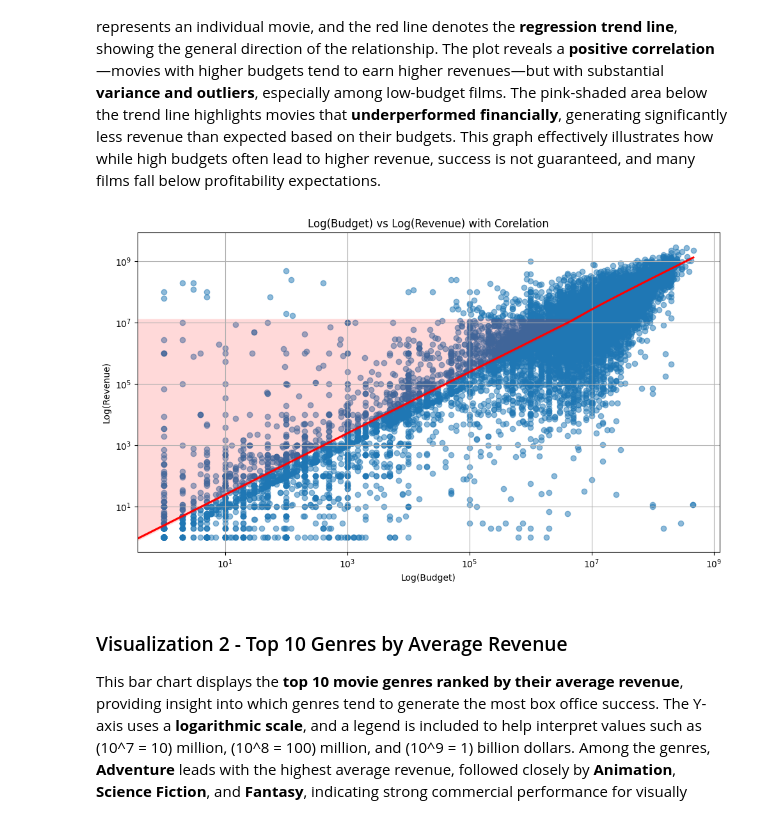
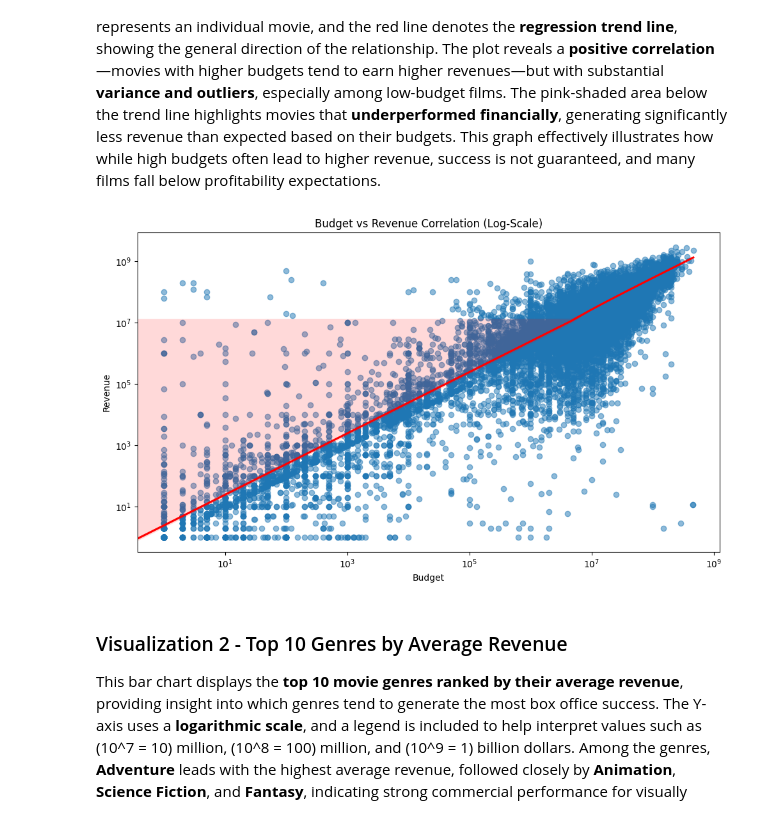
Before and after one commit to nithish-kumar-t/movie-box-office-prediction, a Jupyter notebook: timbd-data-cleaning.ipynb, the cells around one changed output. Saved outputs shown, nothing was run; the diff lists cells and outputs as text; code cells hidden in the pictures.

```diff
--- a/timbd-data-cleaning.ipynb
+++ b/timbd-data-cleaning.ipynb
@@ -156,26 +156,27 @@ df.head()
 
 This scatter plot visualizes the relationship between a movie’s **budget and revenue**, both plotted on a **logarithmic scale** to accommodate the wide range of values. Each blue dot represents an individual movie, and the red line denotes the **regression trend line**, showing the general direction of the relationship. The plot reveals a **positive correlation**—movies with higher budgets tend to earn higher revenues—but with substantial **variance and outliers**, especially among low-budget films. The pink-shaded area below the trend line highlights movies that **underperformed financially**, generating significantly less revenue than expected based on their budgets. This graph effectively illustrates how while high budgets often lead to higher revenue, success is not guaranteed, and many films fall below profitability expectations.
 # %%
-# Scatter plot with regression line
-plt.figure(figsize=(10,6))
+
+plt.figure(figsize=(10, 6))
+
 sns.regplot(
+    data=df,
     x='budget',
     y='revenue',
-    data=df,
     scatter_kws={'alpha': 0.5},
     line_kws={'color': 'red'}
 )
 
 plt.xscale('log')
 plt.yscale('log')
-plt.xlabel('Log(Budget)')
-plt.ylabel('Log(Revenue)')
-plt.title('Log(Budget) vs Log(Revenue) with Corelation')
-plt.grid(True)
+plt.title('Budget vs Revenue Correlation (Log-Scale)')
+plt.xlabel('Budget')
+plt.ylabel('Revenue')
+
 plt.tight_layout()
 plt.show()
 # %% [output]
-[figure, old version]
+[figure, new version]
 # %% [markdown]
 ### Visualization 2 - Top 10 Genres by Average Revenue
 
```
Also changed, not shown: parts of 3 cells of this notebook, 1 other file.
